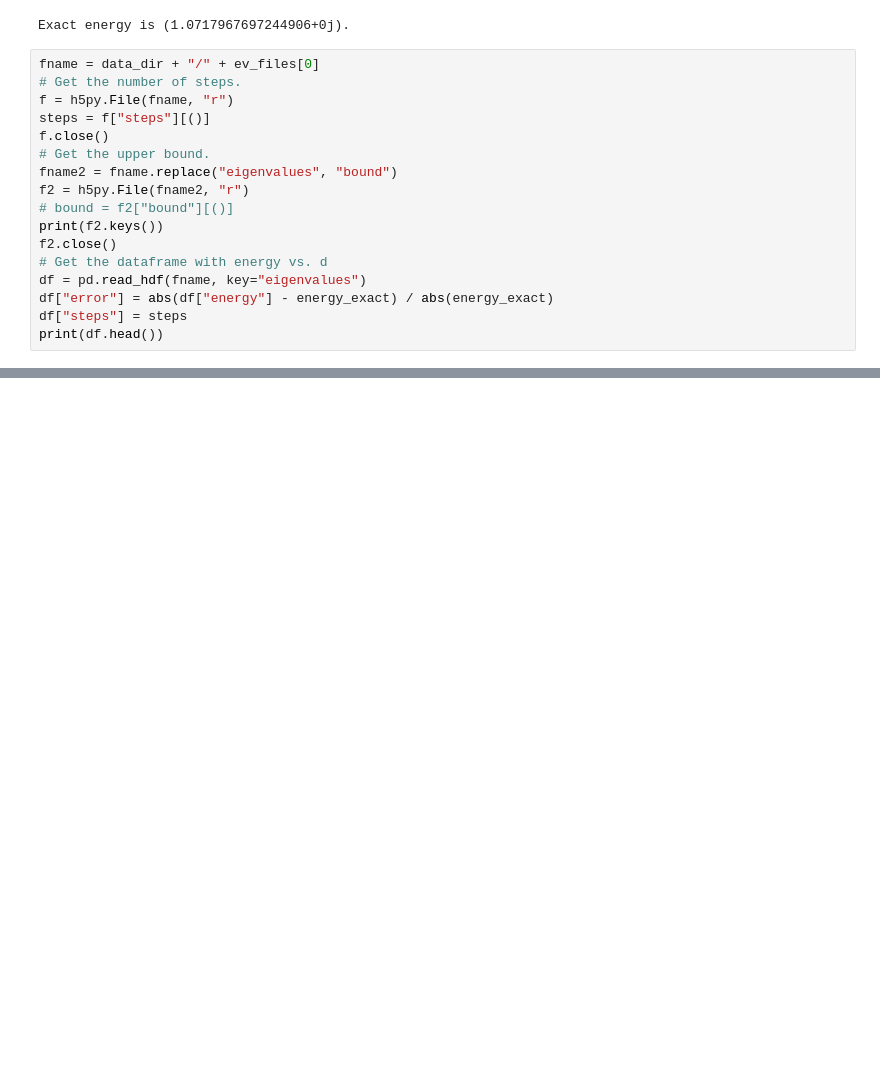
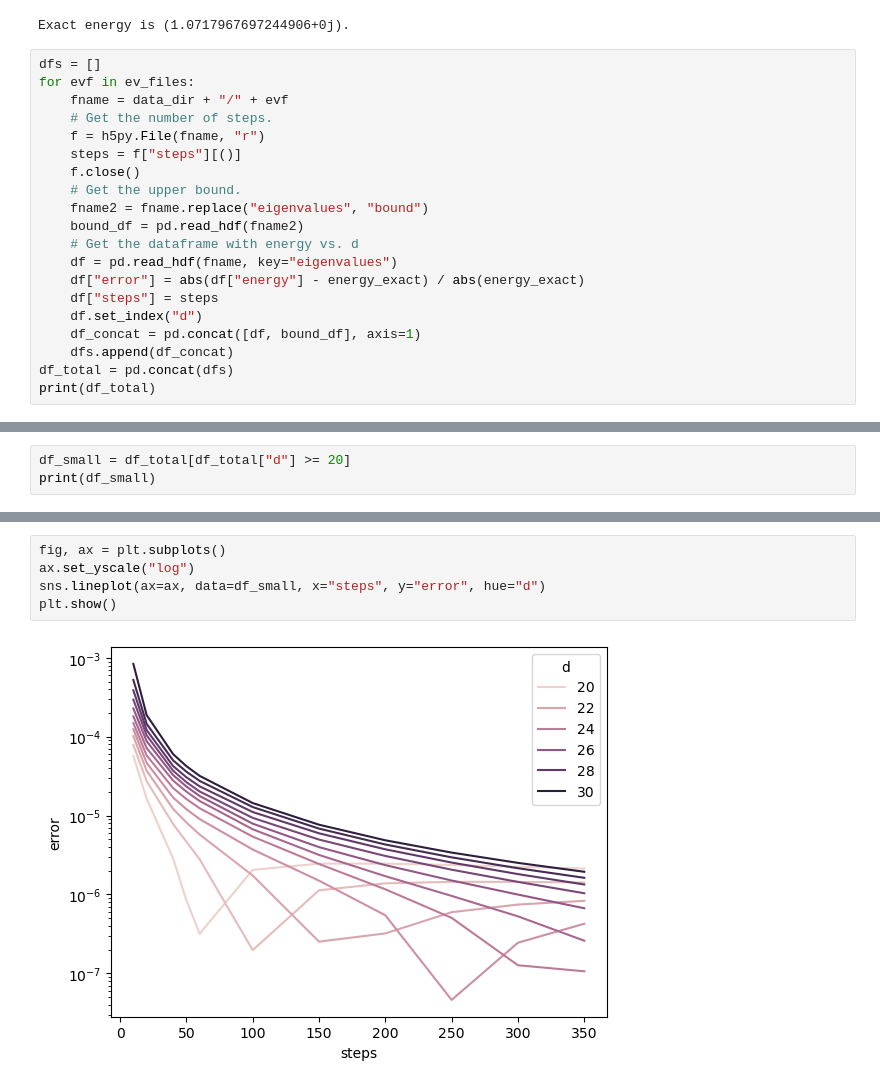
Before and after one commit to rmlarose/compare-vkp, a Jupyter notebook: hubbard_plots.ipynb, the cells around one changed output, grey strips where cells are left out. Saved outputs shown, nothing was run; the diff lists cells and outputs as text; blank space fills up the shorter version.

Commit message:
Debugging energy error bound code.

```diff
--- a/hubbard_plots.ipynb
+++ b/hubbard_plots.ipynb
@@ -22,20 +22,23 @@ f_exact.close()
 # %% [output]
 Exact energy is (1.0717967697244906+0j).
 # %%
-fname = data_dir + "/" + ev_files[0]
-# Get the number of steps.
-f = h5py.File(fname, "r")
-steps = f["steps"][()]
-f.close()
-# Get the upper bound.
-fname2 = fname.replace("eigenvalues", "bound")
-f2 = h5py.File(fname2, "r")
-# bound = f2["bound"][()]
-print(f2.keys())
-f2.close()
-# Get the dataframe with energy vs. d
-df = pd.read_hdf(fname, key="eigenvalues")
-df["error"] = abs(df["energy"] - energy_exact) / abs(energy_exact)
-df["steps"] = steps
-print(df.head())
+dfs = []
+for evf in ev_files:
+    fname = data_dir + "/" + evf
+    # Get the number of steps.
+    f = h5py.File(fname, "r")
+    steps = f["steps"][()]
+    f.close()
+    # Get the upper bound.
+    fname2 = fname.replace("eigenvalues", "bound")
+    bound_df = pd.read_hdf(fname2)
+    # Get the dataframe with energy vs. d
+    df = pd.read_hdf(fname, key="eigenvalues")
+    df["error"] = abs(df["energy"] - energy_exact) / abs(energy_exact)
+    df["steps"] = steps
+    df.set_index("d")
+    df_concat = pd.concat([df, bound_df], axis=1)
+    dfs.append(df_concat)
+df_total = pd.concat(dfs)
+print(df_total)
 # %% [output]
@@ -49,0 +62,3 @@ i
+# %%
+df_small = df_total[df_total["d"] >= 20]
+print(df_small)
@@ -49,0 +83,7 @@ i
+# %%
+fig, ax = plt.subplots()
+ax.set_yscale("log")
+sns.lineplot(ax=ax, data=df_small, x="steps", y="error", hue="d")
+plt.show()
+# %% [output]
+[figure, added]
```
Also changed, not shown: parts of 4 cells of this notebook, 2 other files.
